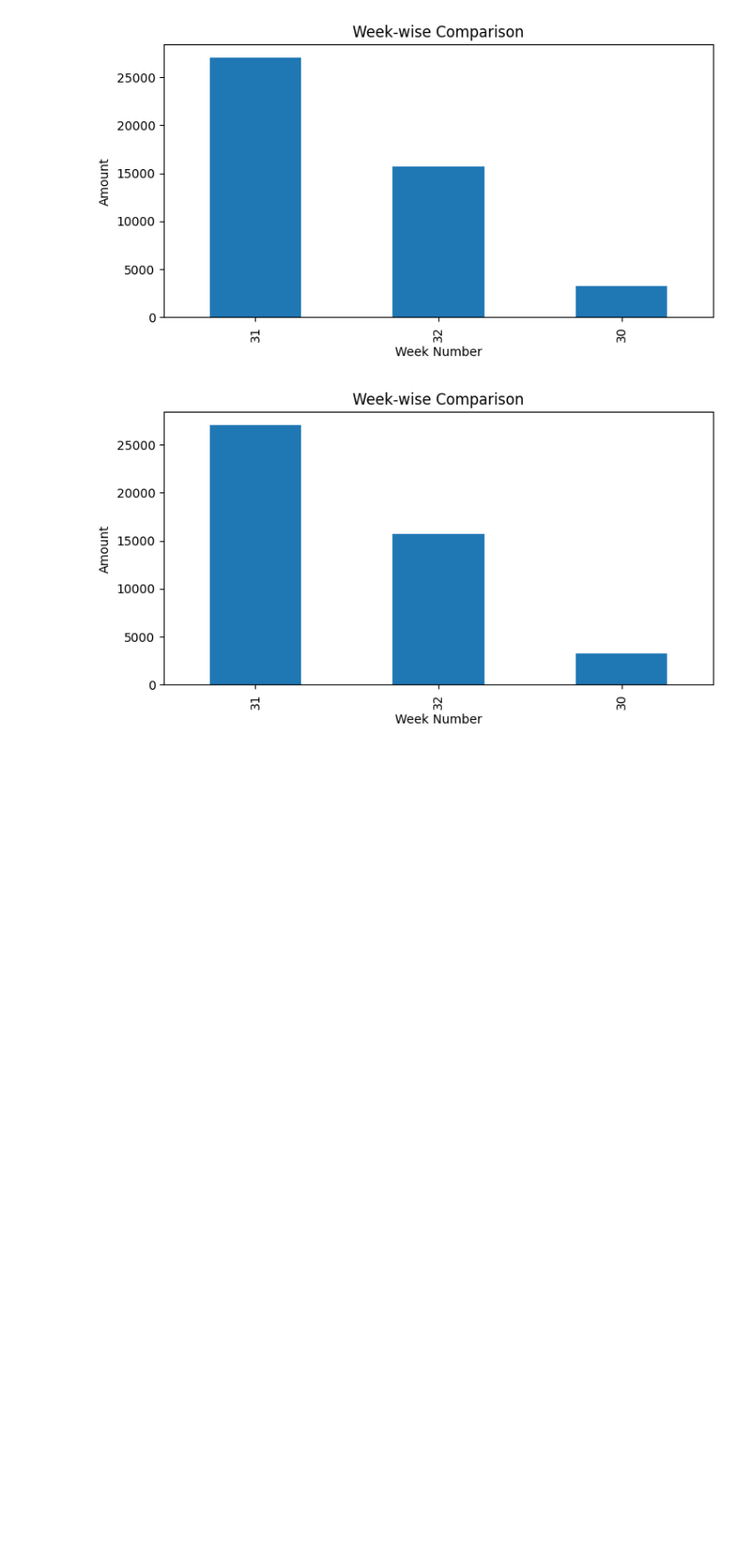
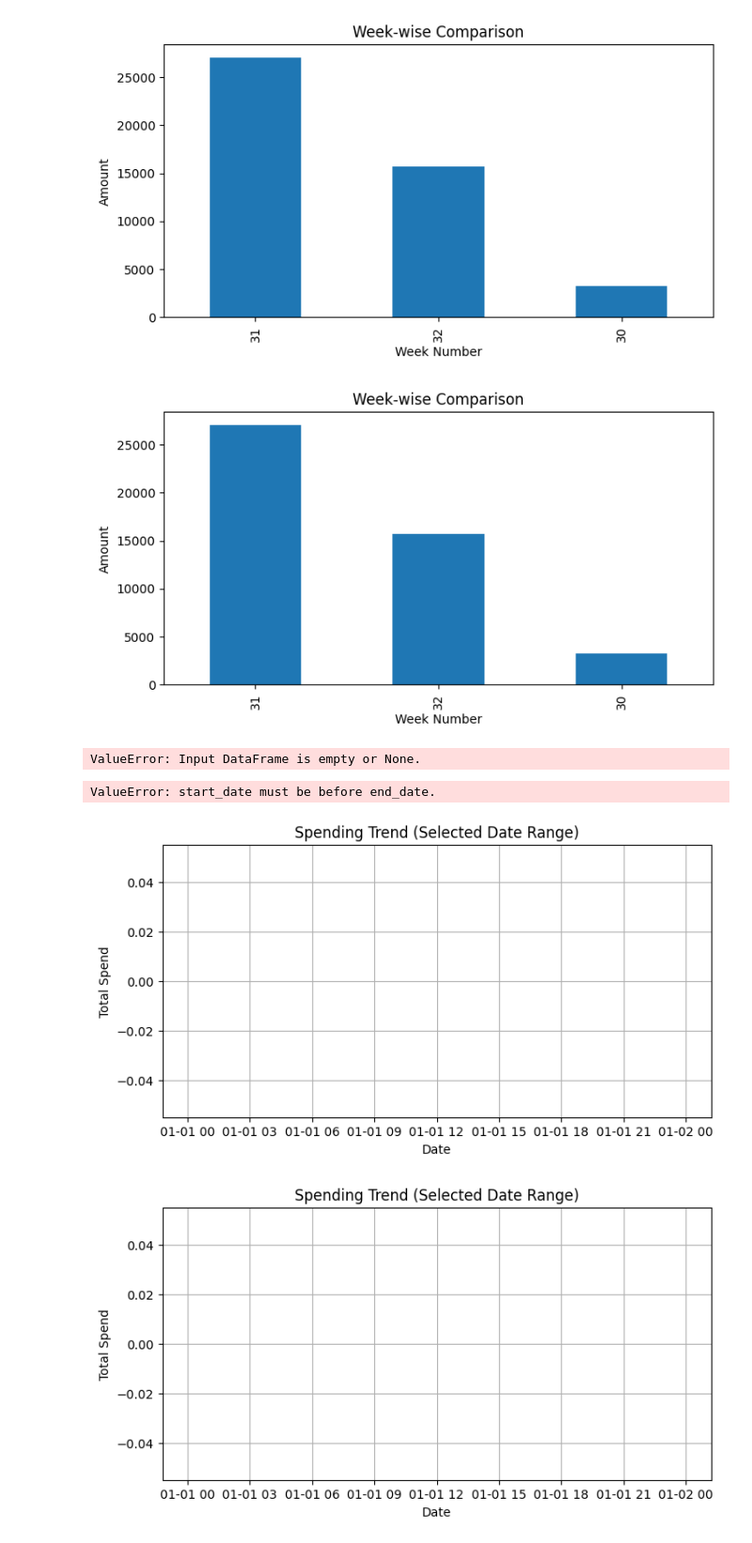
Before and after one commit to Sahil892001/finance-analyzer, a Jupyter notebook: notebooks/analysis_catalog.ipynb, the cells around one changed output. Shown at 94% size. Drawn from its saved outputs; the diff is of its cells as text; code cells hidden in the pictures; blank space fills up the shorter version.

Commit message:
Finalize analysis catalog with chart decisions and validations

```diff
--- a/notebooks/analysis_catalog.ipynb
+++ b/notebooks/analysis_catalog.ipynb
@@ -373,0 +385,15 @@ plot_week_comparison(df, weeks=[30, 31, 32])
+# %%
+empty_df = pd.DataFrame()
+
+plot_monthly_spending(empty_df)
+# %% [output]
+ValueError: Input DataFrame is empty or None.
+# %%
+plot_date_range_trend(df, "2025-03-10", "2025-02-01")
+# %% [output]
+ValueError: start_date must be before end_date.
+# %%
+plot_date_range_trend(df, "2010-01-01", "2010-02-01")
+# %% [output]
+[figure, added]
+[figure, added]
```
Also changed, not shown: parts of 4 cells of this notebook.
